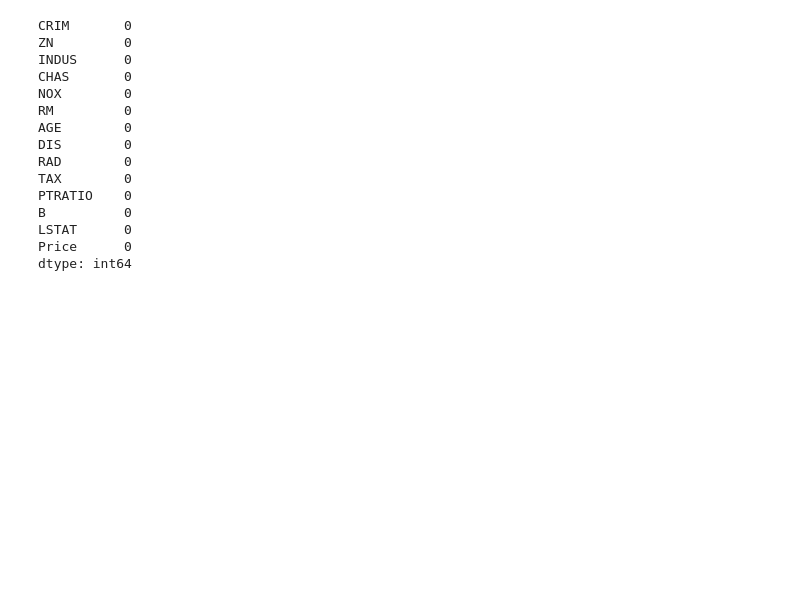
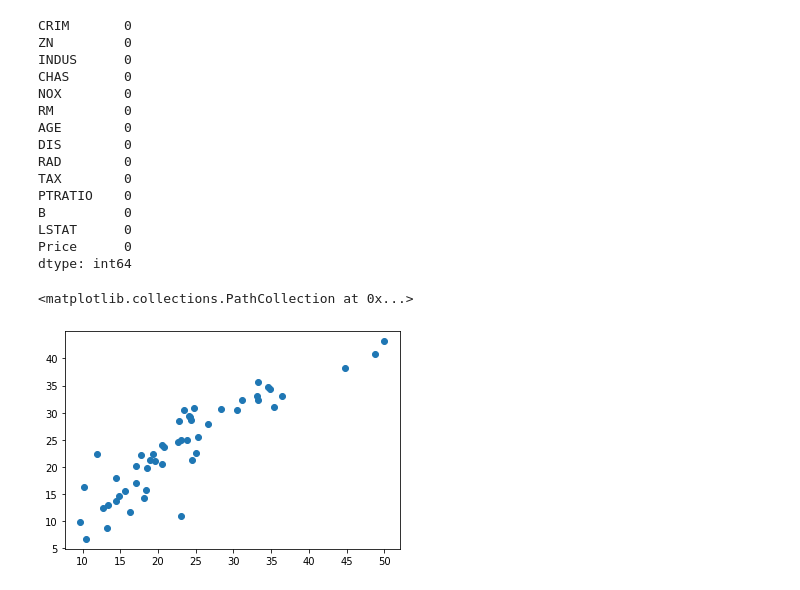
Before and after one commit to dash-anurag/Udemy-ML, a Jupyter notebook: Linear-Regression/Linear-Regression-Learn.ipynb, the cells around one changed output. Saved outputs shown, nothing was run; the diff lists cells and outputs as text; code cells hidden in the pictures; blank space fills up the shorter version.

```diff
--- a/Linear-Regression/Linear-Regression-Learn.ipynb
+++ b/Linear-Regression/Linear-Regression-Learn.ipynb
@@ -252,3 +252,10 @@ B          0
 LSTAT      0
 Price      0
 dtype: int64
+# %%
+predictions = model.predict(X_test)
+# %%
+plt.scatter(y_test,predictions)
+# %% [output]
+<matplotlib.collections.PathCollection at 0x...>
+[figure, added]
```
Also changed, not shown: parts of 5 cells of this notebook, 1 other file.
